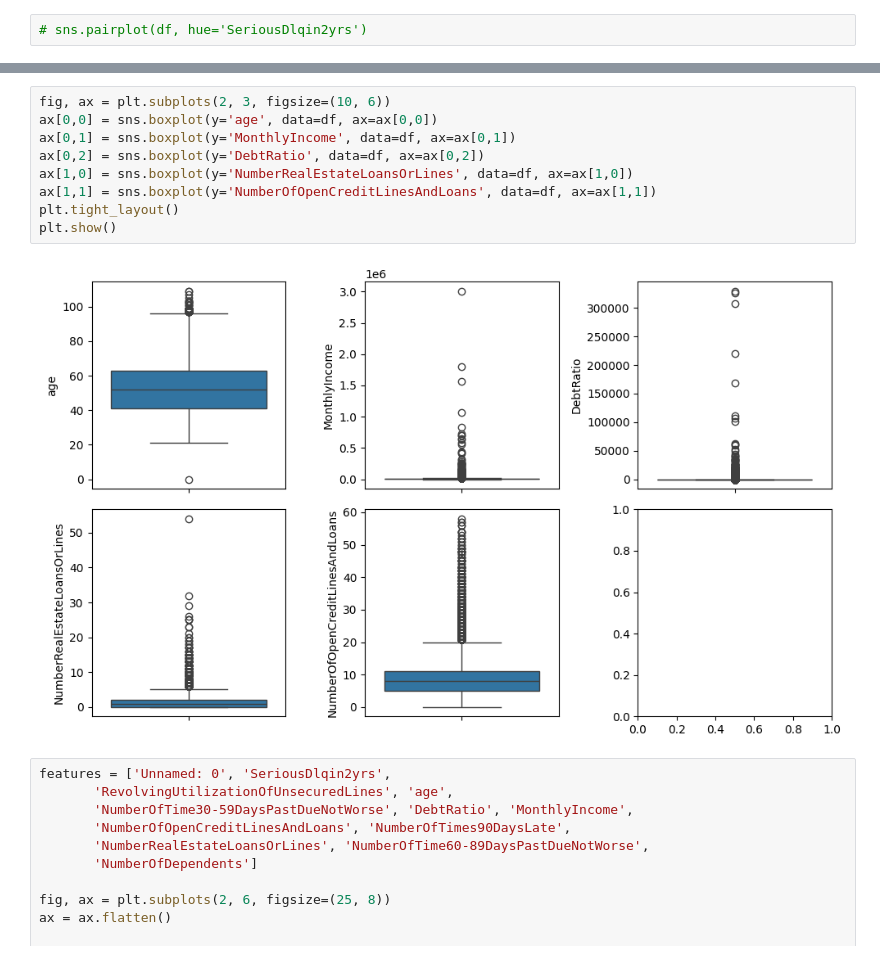
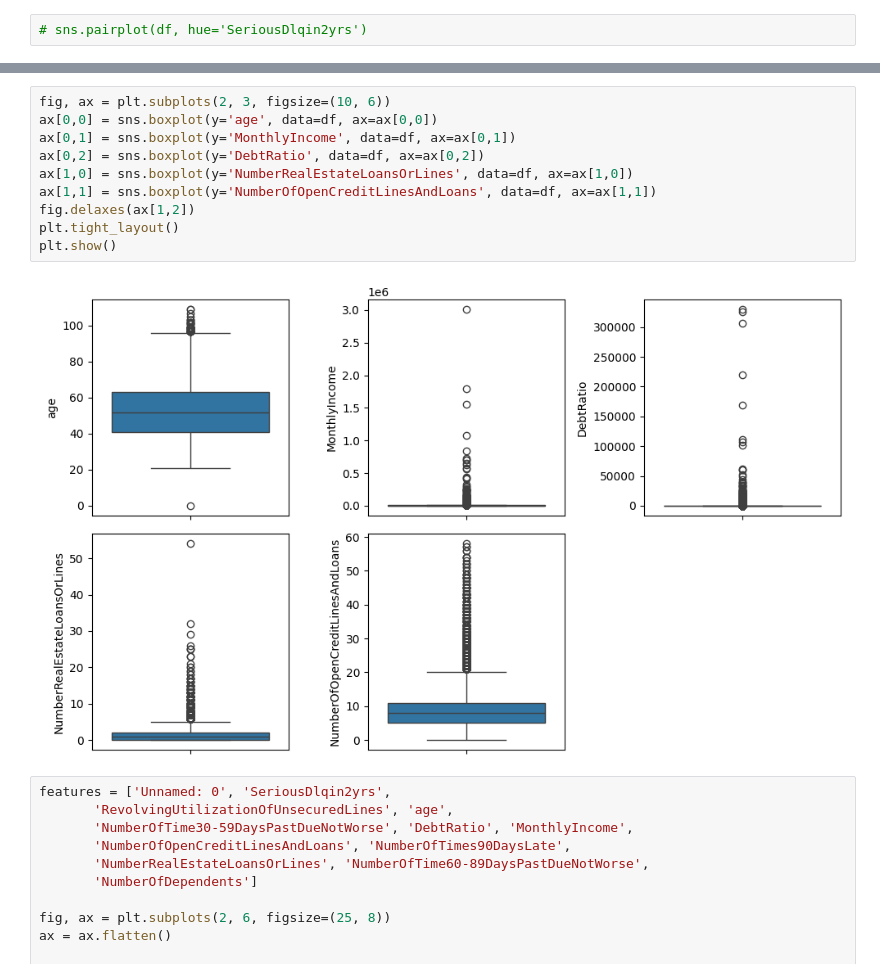
Before and after one commit to MrRohitJD/Loan-Credit-Score-, a Jupyter notebook: main.ipynb, the cells around one changed output, grey strips where cells are left out. Saved outputs shown, nothing was run; the diff lists cells and outputs as text.

```diff
--- a/main.ipynb
+++ b/main.ipynb
@@ -136,14 +153,15 @@ sns.heatmap(df.corr(), annot=True, cmap='coolwarm', linewidths=5, linecolor='whi
 # %%
 fig, ax = plt.subplots(2, 3, figsize=(10, 6))
 ax[0,0] = sns.boxplot(y='age', data=df, ax=ax[0,0])
 ax[0,1] = sns.boxplot(y='MonthlyIncome', data=df, ax=ax[0,1])
 ax[0,2] = sns.boxplot(y='DebtRatio', data=df, ax=ax[0,2])
 ax[1,0] = sns.boxplot(y='NumberRealEstateLoansOrLines', data=df, ax=ax[1,0])
 ax[1,1] = sns.boxplot(y='NumberOfOpenCreditLinesAndLoans', data=df, ax=ax[1,1])
+fig.delaxes(ax[1,2])
 plt.tight_layout()
 plt.show()
 # %% [output]
-[figure, old version]
+[figure, new version]
 # %%
 features = ['Unnamed: 0', 'SeriousDlqin2yrs',
        'RevolvingUtilizationOfUnsecuredLines', 'age',
```
Also changed, not shown: parts of 19 cells of this notebook.
